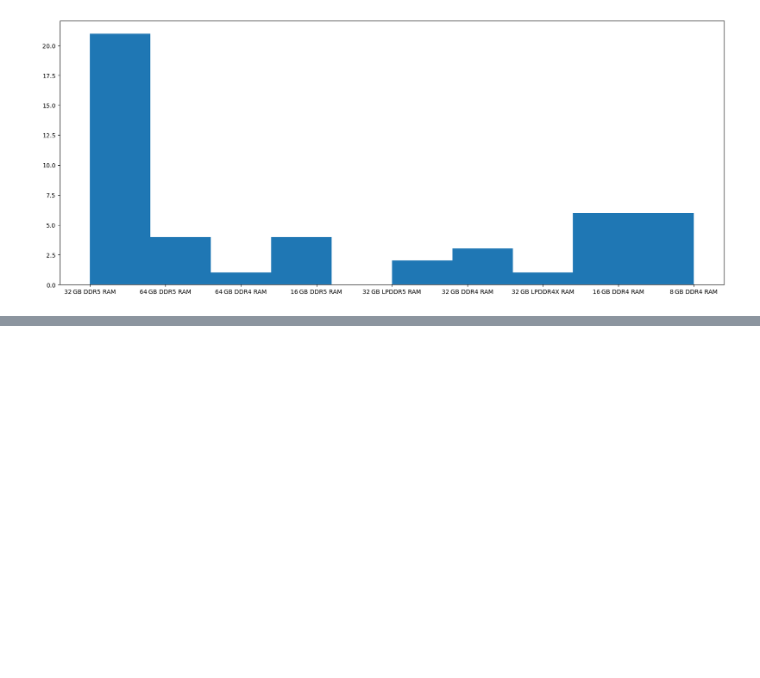
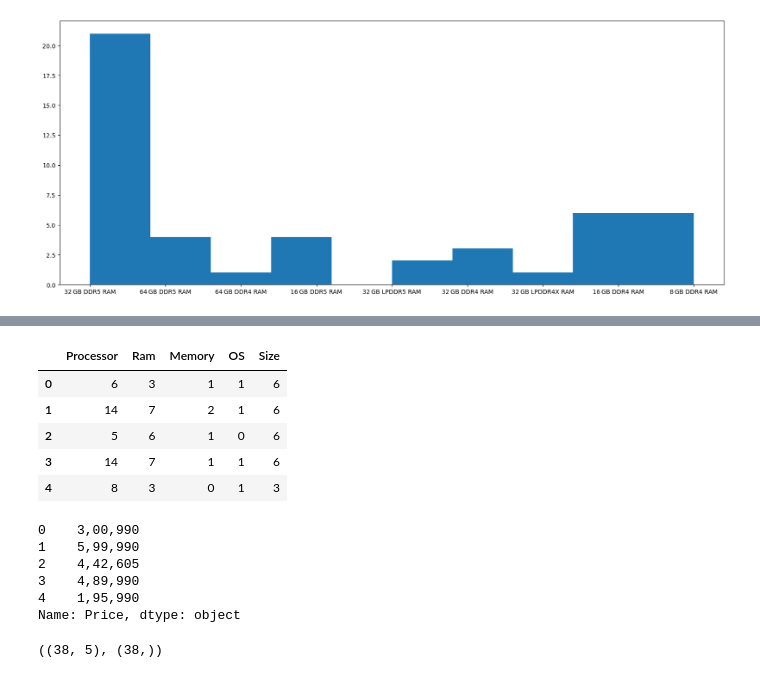
Before and after one commit to ShubhamGupta2505/MachineLearningPractice, a Jupyter notebook: top-gaming-laptops-eda.ipynb, the cells around one changed output, grey strips where cells are left out. Cells and saved outputs as stored; diff of their text form; code cells hidden in the pictures; blank space fills up the shorter version.

```diff
--- a/top-gaming-laptops-eda.ipynb
+++ b/top-gaming-laptops-eda.ipynb
@@ -216,0 +243,10 @@ plt.hist(df['Ram'])
+# %%
+X = df.iloc[:,1:6]
+X.head()
+# %% [output]
+|  | Processor | Ram | Memory | OS | Size |
+| 0 | 6 | 3 | 1 | 1 | 6 |
+| 1 | 14 | 7 | 2 | 1 | 6 |
+| 2 | 5 | 6 | 1 | 0 | 6 |
+| 3 | 14 | 7 | 1 | 1 | 6 |
+| 4 | 8 | 3 | 0 | 1 | 3 |
@@ -216,0 +255,10 @@ plt.hist(df['Ram'])
+# %%
+Y = df.iloc[:,-1]
+Y.head()
+# %% [output]
+0    3,00,990
+1    5,99,990
+2    4,42,605
+3    4,89,990
+4    1,95,990
+Name: Price, dtype: object
@@ -216,0 +268,4 @@ plt.hist(df['Ram'])
+# %%
+X_train.shape,Y_train.shape
+# %% [output]
+((38, 5), (38,))
```
Also changed, not shown: parts of 8 cells of this notebook.
